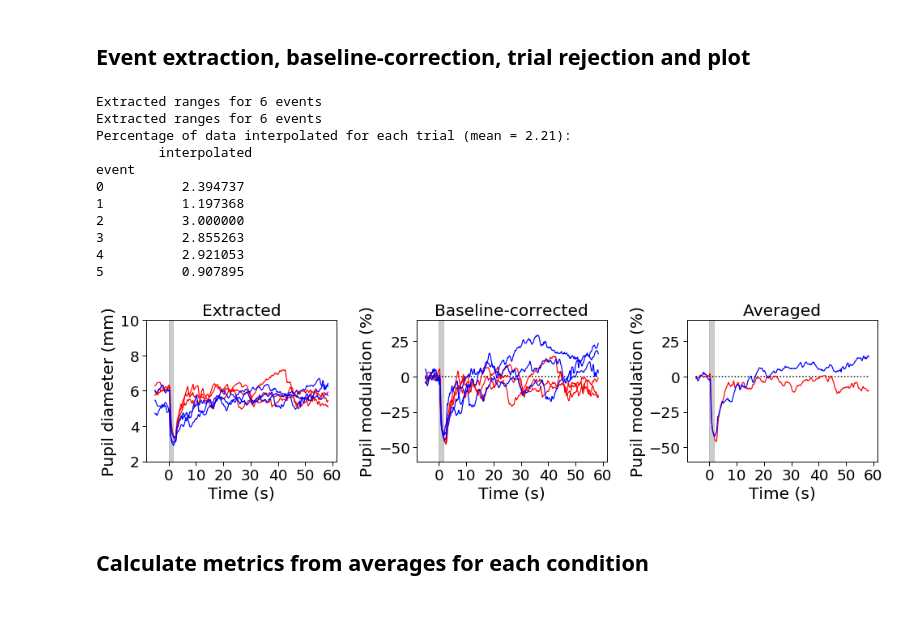
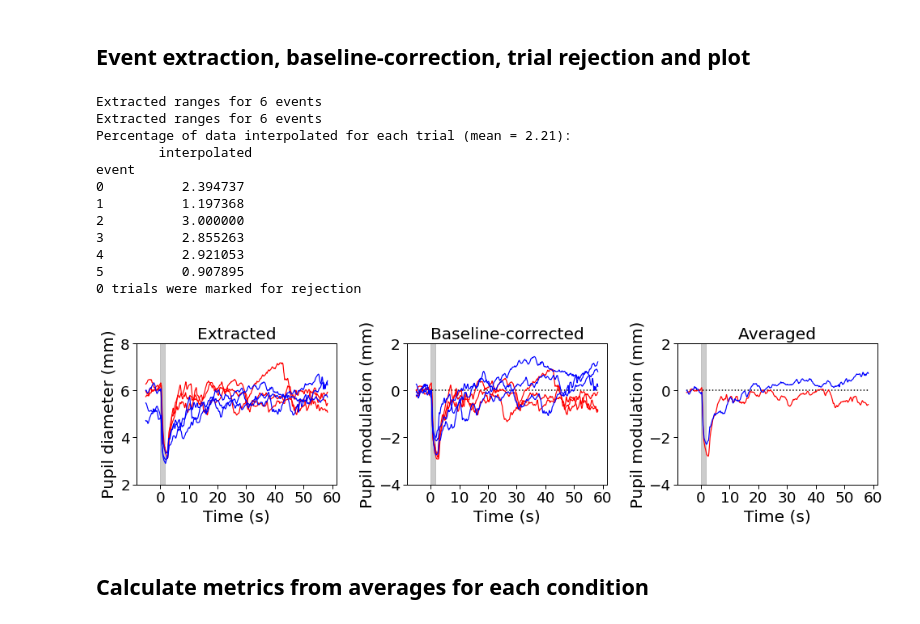
Before and after one commit to PyPlr/cvd_pupillometry, a Jupyter notebook: code/python/pyplr/pipr_single_subject_analysis.ipynb, the cells around one changed output. Cells and saved outputs as stored; diff of their text form; code cells hidden in the pictures.

```diff
--- a/code/python/pyplr/pipr_single_subject_analysis.ipynb
+++ b/code/python/pyplr/pipr_single_subject_analysis.ipynb
@@ -72,19 +73,21 @@ Loaded 12 events
 # %% [markdown]
 ## Event extraction, baseline-correction, trial rejection and plot
 # %%
+# select events to extract
 events = events.query("label=='light_on'")
 events.index = events["timestamp"]
 
 # extract the events and their baselines
-ranges = plr.extract(samples, events, offset=-onset, duration=duration,
-                     borrow_attributes=["color"])
+ranges    = plr.extract(samples, events, offset=-onset, duration=duration,
+                        borrow_attributes=["color"])
 baselines = plr.extract(samples, events, offset=-onset, duration=onset,
                         borrow_attributes=["color"]).mean(level=0)
 
-
-# new columns for baseline normalised data
+# new columns for baseline-normalised data
 ranges["diameter_pc"] = (ranges.diameter / baselines.diameter - 1).values * 100
 ranges["diameter_3dpc"] = (ranges.diameter_3d / baselines.diameter_3d - 1).values * 100
+ranges["diameter_m"] = ranges.diameter - baselines.diameter
+ranges["diameter_3dm"] = ranges.diameter_3d - baselines.diameter_3d
 
 # drop / markup bad trials
 ranges = plr.reject_bad_trials(ranges, interp_thresh=20, drop=False)
@@ -101,46 +104,47 @@ sns.lineplot(x="onset", y="diameter_3d", data=ranges, units="event",
              hue="color", estimator=None, palette=["red","blue"],
              ax=axs[0], legend=False)
 axs[0].set_ylabel("Pupil diameter (mm)")
-axs[0].set_ylim((2,10))
-
+axs[0].set_ylim((2,8))
 axs[0].set_title("Extracted")
 
 # plot baseline corrected trials
-sns.lineplot(x="onset", y="diameter_3dpc", data=ranges, units="event",
+sns.lineplot(x="onset", y="diameter_3dm", data=ranges, units="event",
          hue="color", estimator=None,palette=["red","blue"],
          ax=axs[1], legend=False)
 axs[1].set_title("Baseline-corrected")
 
 # plot averages
-axs[2].plot(averages.loc['red', "diameter_3dpc"], color='red')
-axs[2].plot(averages.loc['blue', "diameter_3dpc"], color='blue')
+axs[2].plot(averages.loc['red', "diameter_3dm"], color='red')
+axs[2].plot(averages.loc['blue', "diameter_3dm"], color='blue')
 axs[2].set_title("Averaged")
 
 for ax in axs:
     ax.set_xlabel("Time (s)")
     ax.set_xticks(range(600, 8400, 1200))
     ax.set_xticklabels([str(xtl) for xtl in range(0,65,10)])
     ax.axvspan(600,800,0,1,color='k', alpha=.2)
 
 for ax in axs[1:]:
-    ax.set_ylabel("Pupil modulation (%)")
+    ax.set_ylabel("Pupil modulation (mm)")
     ax.hlines(0, 0, 7600, color='k', ls=':', lw=1.5)
-    ax.set_ylim((-60,40))
+    ax.set_ylim((-4,2))
 
 f.tight_layout()
+#f.savefig(out_dir + "\\" + subjid + "_extract_average.png")
 # %% [output]
 Extracted ranges for 6 events
 Extracted ranges for 6 events
 Percentage of data interpolated for each trial (mean = 2.21):
         interpolated
 event
 0          2.394737
 1          1.197368
 2          3.000000
 3          2.855263
 4          2.921053
 5          0.907895
+0 trials were marked for rejection
-[figure, old version]
+[figure, new version]
 # %% [markdown]
 ## Calculate metrics from averages for each condition
 # %%
```
Also changed, not shown: parts of 1 cell of this notebook, 3 other files.
